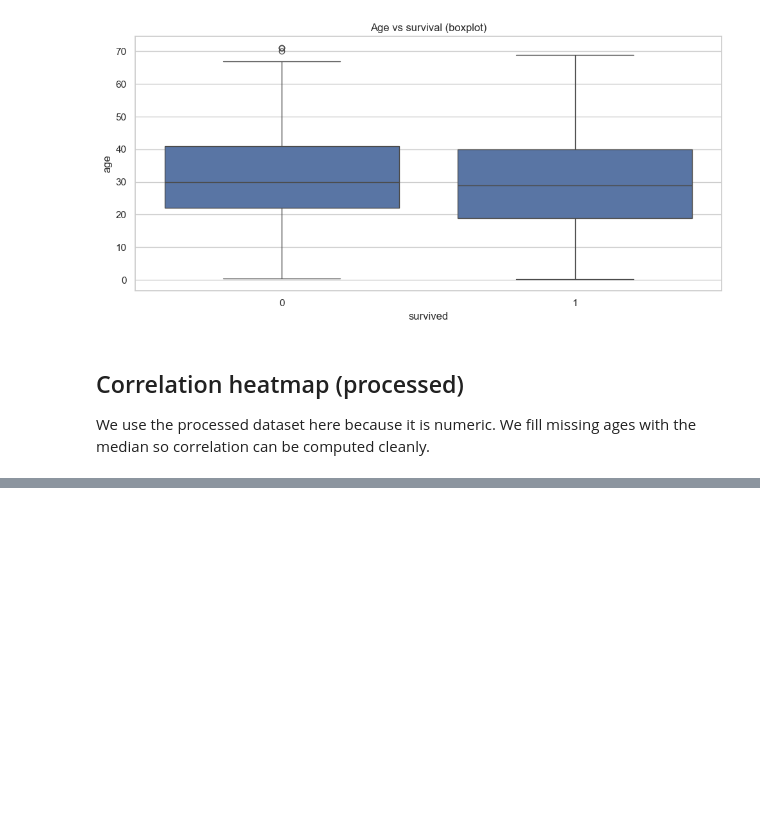
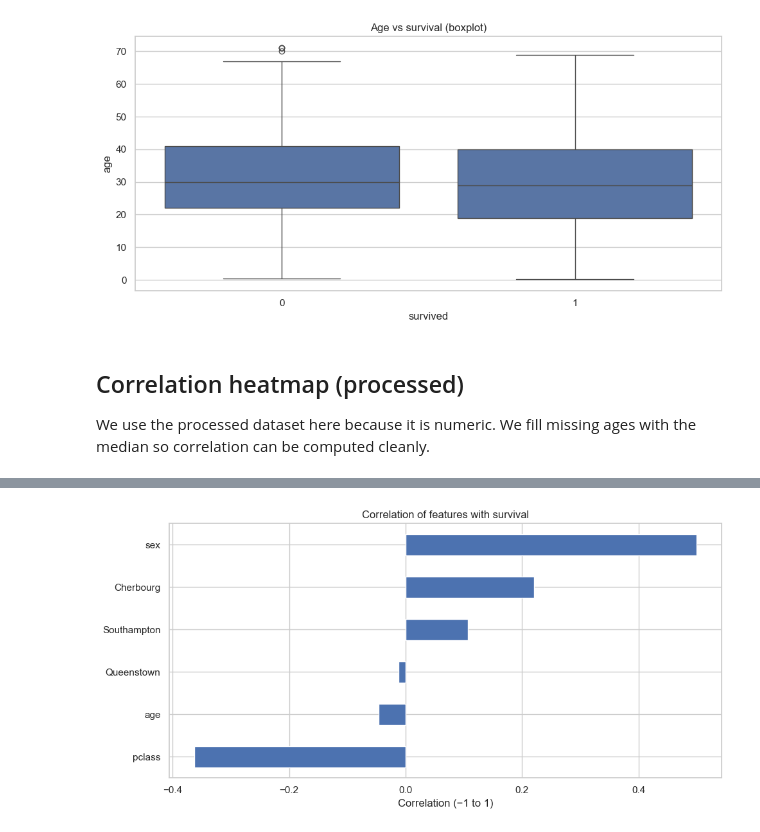
Before and after one commit to frontend-alex/University, a Jupyter notebook: S3/lab/titanic_survival_rater/notebook/visualization.ipynb, the cells around one changed output, grey strips where cells are left out. Drawn from its saved outputs; the diff is of its cells as text; code cells hidden in the pictures; blank space fills up the shorter version.

```diff
--- a/S3/lab/titanic_survival_rater/notebook/visualization.ipynb
+++ b/S3/lab/titanic_survival_rater/notebook/visualization.ipynb
@@ -130,0 +122,17 @@ plt.show()
+# %%
+# Recompute correlation here so this cell works even if you run it alone
+corr_df2 = processed.copy()
+if "age" in corr_df2.columns:
+    corr_df2["age"] = corr_df2["age"].fillna(corr_df2["age"].median())
+
+corr2 = corr_df2.corr(numeric_only=True)
+
+corr_with_survived = corr2["survived"].drop("survived")
+
+ax = corr_with_survived.sort_values().plot(kind="barh")
+ax.set_title("Correlation of features with survival")
+ax.set_xlabel("Correlation (−1 to 1)")
+plt.tight_layout()
+plt.show()
+# %% [output]
+[figure, added]
```
Also changed, not shown: parts of 2 cells of this notebook, 24 other files.
